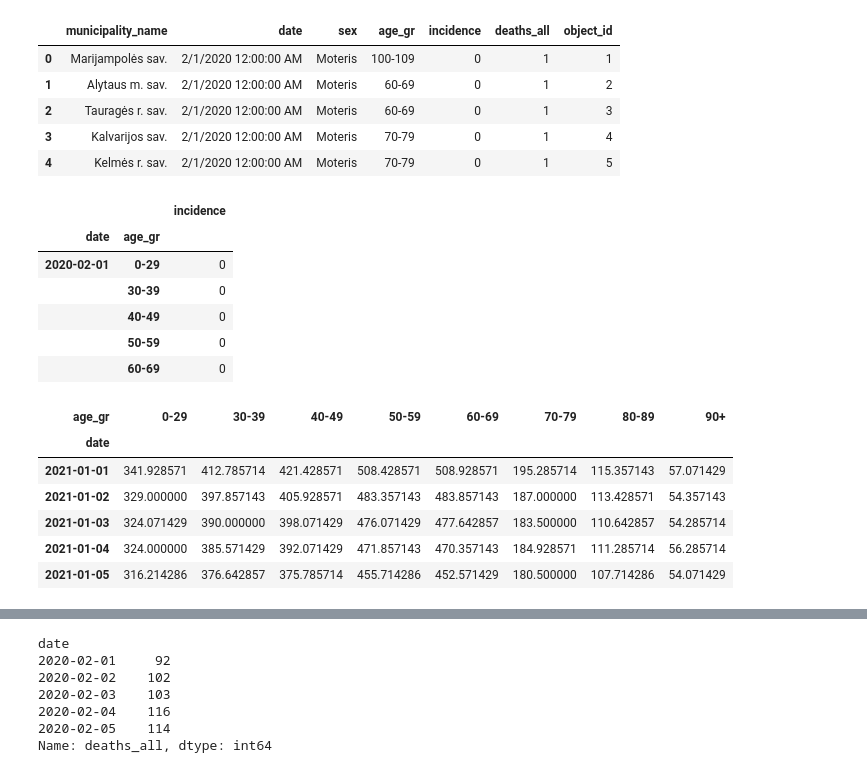
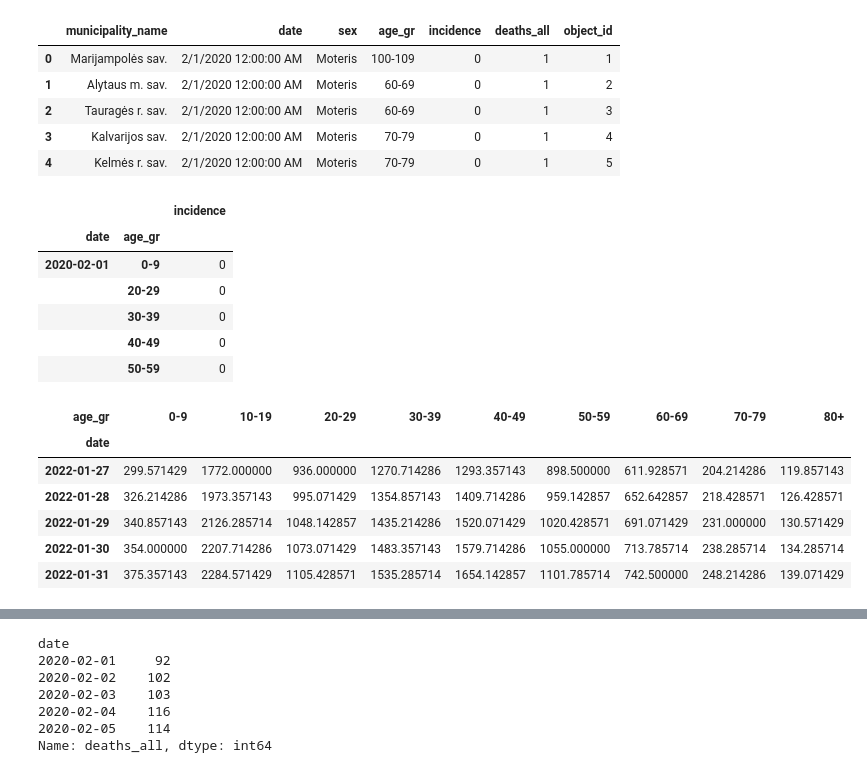
Before and after one commit to Angelika3108/COVID19_LT, a Jupyter notebook: CovidLT2020_2025.ipynb, the cells around one changed output, grey strips where cells are left out. Drawn from its saved outputs; the diff is of its cells as text; code cells hidden in the pictures.

```diff
--- a/CovidLT2020_2025.ipynb
+++ b/CovidLT2020_2025.ipynb
@@ -26,44 +23,42 @@ covid.head()
 | 3 | Kalvarijos sav. | 2/1/2020 12:00:00 AM | Moteris | 70-79 | 0 | 1 | 4 |
 | 4 | Kelmės r. sav. | 2/1/2020 12:00:00 AM | Moteris | 70-79 | 0 | 1 | 5 |
 # %%
-covid['date'] = pd.to_datetime(covid['date'])
-# covid.head()
-# Change min and max age to one age group
-def merge_age_groups(age):
-    if age in ['0-9', '10-19', '20-29']:
-        return '0-29'
-    if age in ['90-99', '100-109', '110-119']:
-        return '90+'
+covid['date'] = pd.to_datetime(covid['date'])  # to leave only date in date column
+# group max ages to 1 age groups
+def elderly_group(age):
+    if age in ['80-89','90-99', '100-109', '110-119']:
+        return '80+'
     else:
         return age
 
-covid['age_gr'] = covid['age_gr'].apply(merge_age_groups)
+covid['age_gr'] = covid['age_gr'].apply(elderly_group)
 
-grouped=covid.groupby(['date', 'age_gr']).sum('incidence')
-grouped.drop(columns=['object_id', 'deaths_all'], inplace=True)
+grouped=covid.groupby(['date', 'age_gr']).sum('incidence') # sums incidence by each date and age group
+grouped.drop(columns=['object_id', 'deaths_all'], inplace=True) # these colums we don't need for now
 grouped.head()
 # %% [output]
 |  |  | incidence |
 | date | age_gr |  |
-| 2020-02-01 | 0-29 | 0 |
+| 2020-02-01 | 0-9 | 0 |
+|  | 20-29 | 0 |
 |  | 30-39 | 0 |
 |  | 40-49 | 0 |
 |  | 50-59 | 0 |
-|  | 60-69 | 0 |
 # %%
-pivoted = grouped.reset_index().pivot(index='date', columns='age_gr', values='incidence').fillna(0)
-pivoted.drop(columns=['Nenustatyta'], inplace=True)
-rolling = pivoted.rolling(window=14).mean()
-january = rolling.loc['2021-01']
-january.head()
+#pivot the table to have age groups as columns and dates as rows
+pivoted = grouped.reset_index().pivot(index='date', columns='age_gr', values='incidence')
+pivoted.drop(columns=['Nenustatyta'], inplace=True) # nenustatyta means unknown, we don't need it
+rolling = pivoted.rolling(window=14).mean() # calculate rolling mean for 14 days
+january = rolling.loc['2022-01'] # filter for end of January 2022, as plot later shows it's period with most new cases in most age groups
+january.tail()
 # %% [output]
-| age_gr | 0-29 | 30-39 | 40-49 | 50-59 | 60-69 | 70-79 | 80-89 | 90+ |
-| date |  |  |  |  |  |  |  |  |
-| 2021-01-01 | 341.928571 | 412.785714 | 421.428571 | 508.428571 | 508.928571 | 195.285714 | 115.357143 | 57.071429 |
-| 2021-01-02 | 329.000000 | 397.857143 | 405.928571 | 483.357143 | 483.857143 | 187.000000 | 113.428571 | 54.357143 |
-| 2021-01-03 | 324.071429 | 390.000000 | 398.071429 | 476.071429 | 477.642857 | 183.500000 | 110.642857 | 54.285714 |
-| 2021-01-04 | 324.000000 | 385.571429 | 392.071429 | 471.857143 | 470.357143 | 184.928571 | 111.285714 | 56.285714 |
-| 2021-01-05 | 316.214286 | 376.642857 | 375.785714 | 455.714286 | 452.571429 | 180.500000 | 107.714286 | 54.071429 |
+| age_gr | 0-9 | 10-19 | 20-29 | 30-39 | 40-49 | 50-59 | 60-69 | 70-79 | 80+ |
+| date |  |  |  |  |  |  |  |  |  |
+| 2022-01-27 | 299.571429 | 1772.000000 | 936.000000 | 1270.714286 | 1293.357143 | 898.500000 | 611.928571 | 204.214286 | 119.857143 |
+| 2022-01-28 | 326.214286 | 1973.357143 | 995.071429 | 1354.857143 | 1409.714286 | 959.142857 | 652.642857 | 218.428571 | 126.428571 |
+| 2022-01-29 | 340.857143 | 2126.285714 | 1048.142857 | 1435.214286 | 1520.071429 | 1020.428571 | 691.071429 | 231.000000 | 130.571429 |
+| 2022-01-30 | 354.000000 | 2207.714286 | 1073.071429 | 1483.357143 | 1579.714286 | 1055.000000 | 713.785714 | 238.285714 | 134.285714 |
+| 2022-01-31 | 375.357143 | 2284.571429 | 1105.428571 | 1535.285714 | 1654.142857 | 1101.785714 | 742.500000 | 248.214286 | 139.071429 |
 # %%
 import matplotlib.pyplot as plt
 import matplotlib.dates as mdates
```
Also changed, not shown: parts of 14 cells of this notebook, 9 other files.
